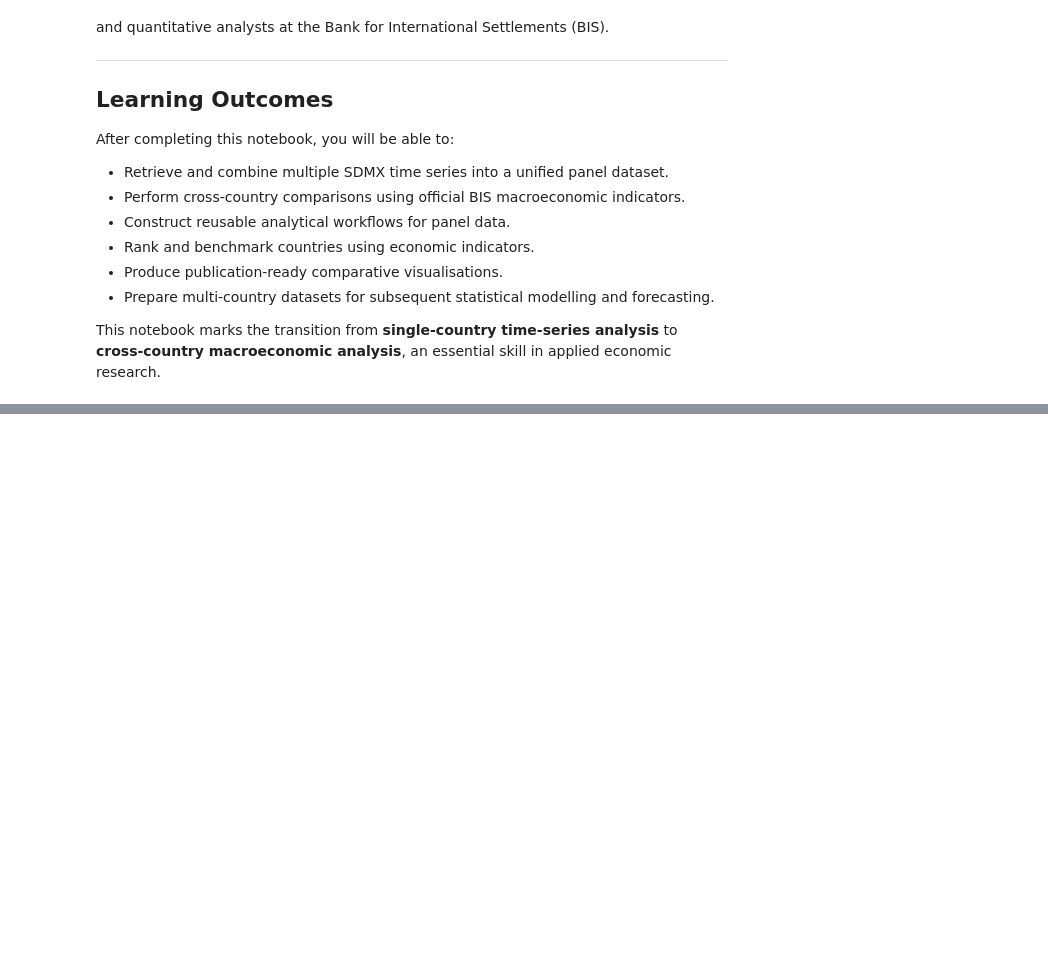
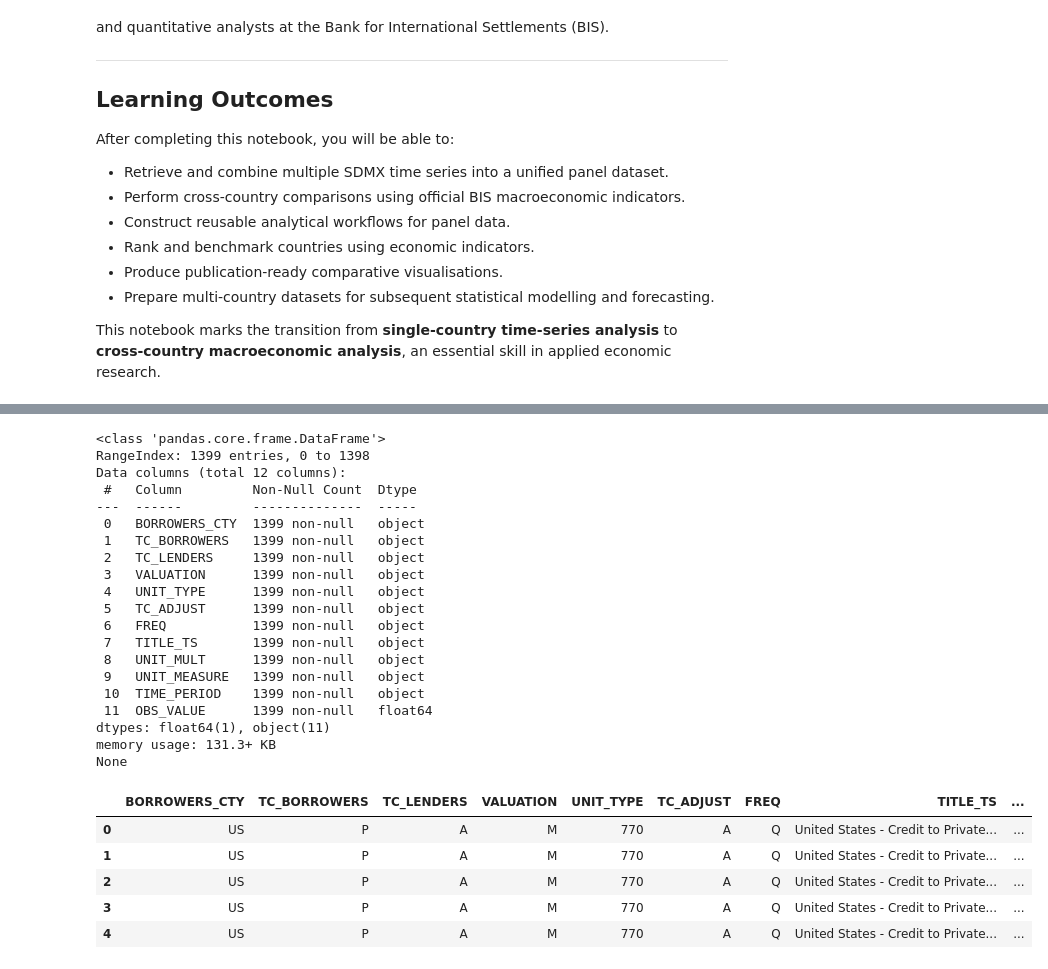
Before and after one commit to suprakashmukherjee/SDMX-Discovery, a Jupyter notebook: notebooks/D6_SDMX_Cross_Country_Analysis.ipynb, the cells around one changed output, grey strips where cells are left out. Saved outputs shown, nothing was run; the diff lists cells and outputs as text; code cells hidden in the pictures; blank space fills up the shorter version.

```diff
--- a/notebooks/D6_SDMX_Cross_Country_Analysis.ipynb
+++ b/notebooks/D6_SDMX_Cross_Country_Analysis.ipynb
@@ -35,0 +112,9 @@ This notebook marks the transition from **single-country time-series analysis**
+# %%
+# ----------------------------------------------------
+# Get the Data Structure Definition
+# ----------------------------------------------------
+
+dsd = dsd_response.structure["BIS_TOTAL_CREDIT"]
+
+print(dsd.id)
+print(dsd.name)
@@ -35,0 +455,35 @@ This notebook marks the transition from **single-country time-series analysis**
+# %%
+# ----------------------------------------------------
+# Inspect Panel Dataset
+# ----------------------------------------------------
+
+print(df_panel.info())
+
+df_panel.head()
+# %% [output]
+<class 'pandas.core.frame.DataFrame'>
+RangeIndex: 1399 entries, 0 to 1398
+Data columns (total 12 columns):
+ #   Column         Non-Null Count  Dtype
+---  ------         --------------  -----
+ 0   BORROWERS_CTY  1399 non-null   object
+ 1   TC_BORROWERS   1399 non-null   object
+ 2   TC_LENDERS     1399 non-null   object
+ 3   VALUATION      1399 non-null   object
+ 4   UNIT_TYPE      1399 non-null   object
+ 5   TC_ADJUST      1399 non-null   object
+ 6   FREQ           1399 non-null   object
+ 7   TITLE_TS       1399 non-null   object
+ 8   UNIT_MULT      1399 non-null   object
+ 9   UNIT_MEASURE   1399 non-null   object
+ 10  TIME_PERIOD    1399 non-null   object
+ 11  OBS_VALUE      1399 non-null   float64
+dtypes: float64(1), object(11)
+memory usage: 131.3+ KB
+None
+|  | BORROWERS_CTY | TC_BORROWERS | TC_LENDERS | VALUATION | UNIT_TYPE | TC_ADJUST | FREQ | TITLE_TS | ... |
+| 0 | US | P | A | M | 770 | A | Q | United States - Credit to Private... | ... |
+| 1 | US | P | A | M | 770 | A | Q | United States - Credit to Private... | ... |
+| 2 | US | P | A | M | 770 | A | Q | United States - Credit to Private... | ... |
+| 3 | US | P | A | M | 770 | A | Q | United States - Credit to Private... | ... |
+| 4 | US | P | A | M | 770 | A | Q | United States - Credit to Private... | ... |
```
Also changed, not shown: parts of 26 cells of this notebook.
